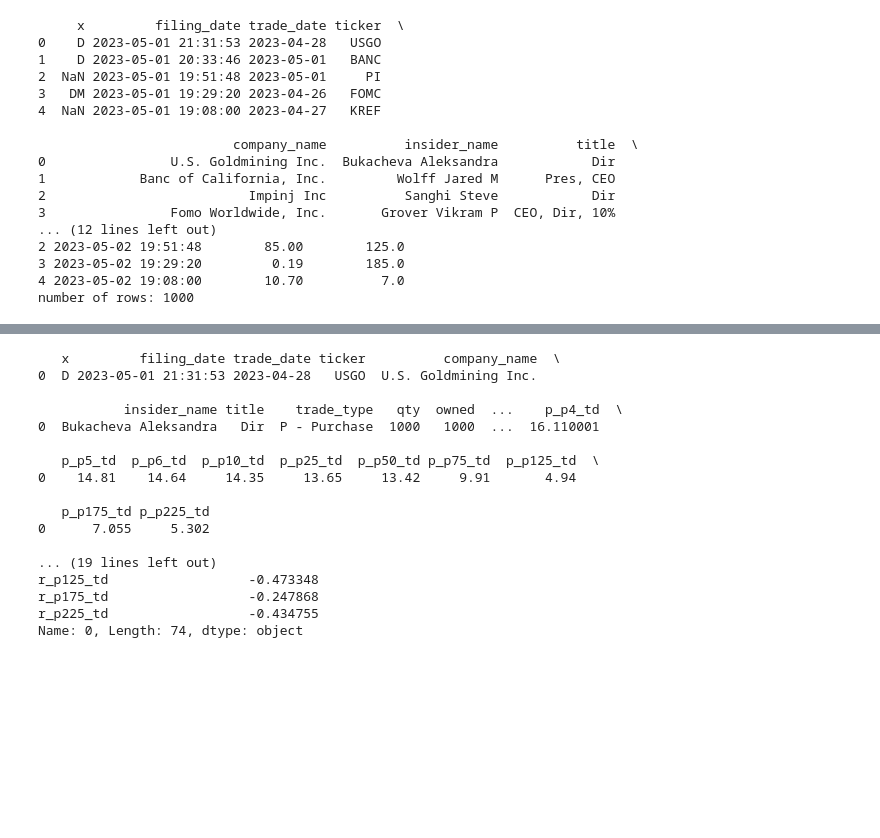
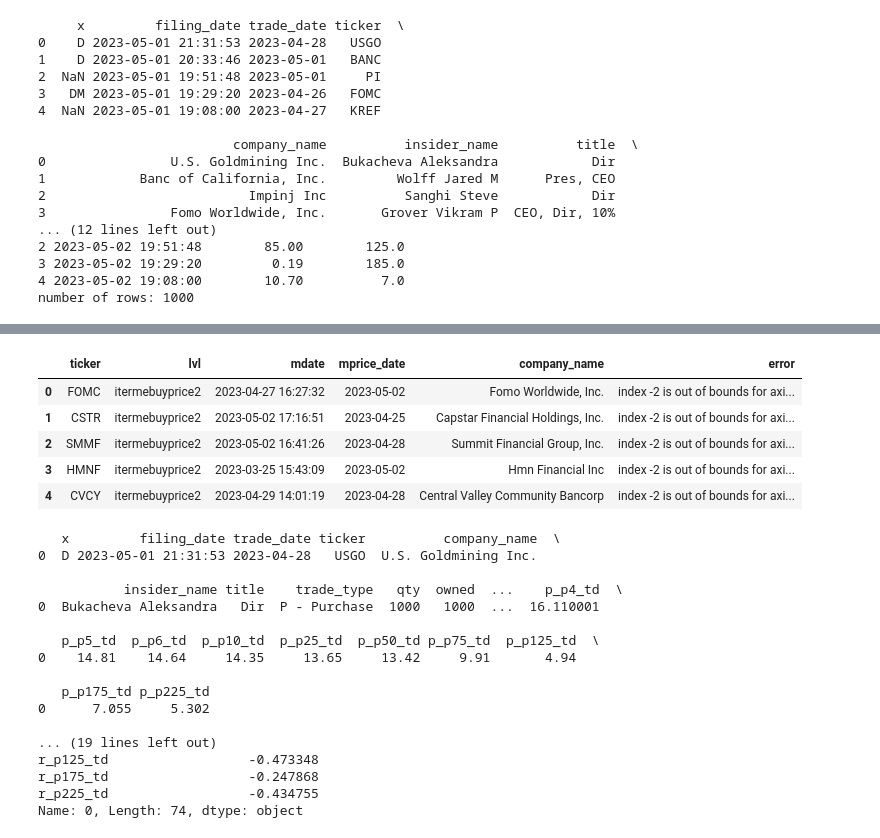
Before and after one commit to Emberflurry/stonx, a Jupyter notebook: dr1b.ipynb, the cells around one changed output, grey strips where cells are left out. Saved outputs shown, nothing was run; the diff lists cells and outputs as text; code cells hidden in the pictures; blank space fills up the shorter version.

```diff
--- a/dr1b.ipynb
+++ b/dr1b.ipynb
@@ -135,4 +87,23 @@ failed tickers: ['CVLY', 'BECN', 'ADEX.', 'N.A.', 'HMNF', 'MWRK', 'CVCY', 'NOGN'
 {'FOMC': {'lvl': 'itermebuyprice2', 'mdate': Timestamp('2023-04-27 16:27:32'), 'mprice_date': Timestamp('2023-05-02 00:00:00'), 'company_name': 'Fomo Worldwide, Inc.', 'error': 'index -2 is out of bou ...
+# %%
+failed_df = pd.DataFrame.from_dict(failed_dict, orient='index')
+
+# Step 2: Reset index to bring tickers into a column
+failed_df.reset_index(inplace=True)
+failed_df.rename(columns={'index': 'ticker'}, inplace=True)
+
+# Step 3: Write to CSV in current working directory
+failed_df.to_csv("failed_log.csv", index=False)
+
+# Optional: Display preview in notebook
+failed_df.head()
+# %% [output]
+|  | ticker | lvl | mdate | mprice_date | company_name | error |
+| 0 | FOMC | itermebuyprice2 | 2023-04-27 16:27:32 | 2023-05-02 | Fomo Worldwide, Inc. | index -2 is out of bounds for axi... |
+| 1 | CSTR | itermebuyprice2 | 2023-05-02 17:16:51 | 2023-04-25 | Capstar Financial Holdings, Inc. | index -2 is out of bounds for axi... |
+| 2 | SMMF | itermebuyprice2 | 2023-05-02 16:41:26 | 2023-04-28 | Summit Financial Group, Inc. | index -2 is out of bounds for axi... |
+| 3 | HMNF | itermebuyprice2 | 2023-03-25 15:43:09 | 2023-05-02 | Hmn Financial Inc | index -2 is out of bounds for axi... |
+| 4 | CVCY | itermebuyprice2 | 2023-04-29 14:01:19 | 2023-04-28 | Central Valley Community Bancorp | index -2 is out of bounds for axi... |
 # %%
 oip_with_prices_relative = add_relative_prices(oip_clean)
 print(oip_with_prices_relative.head(1))
```
Also changed, not shown: parts of 2 cells of this notebook, 20 other files.
